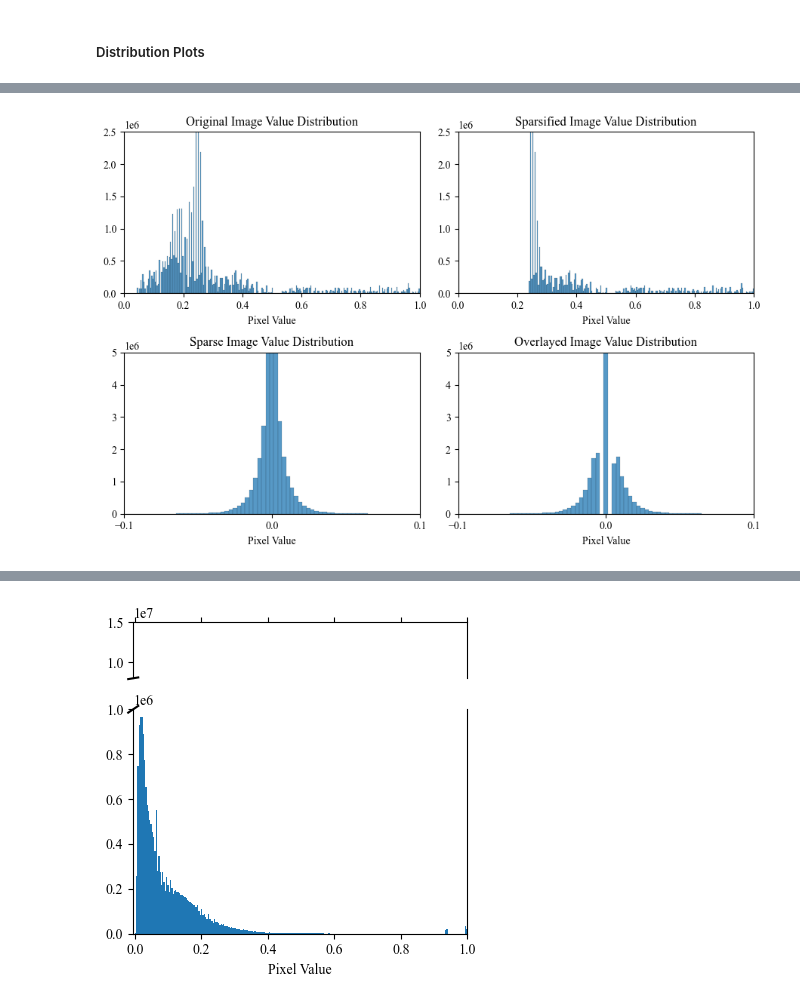
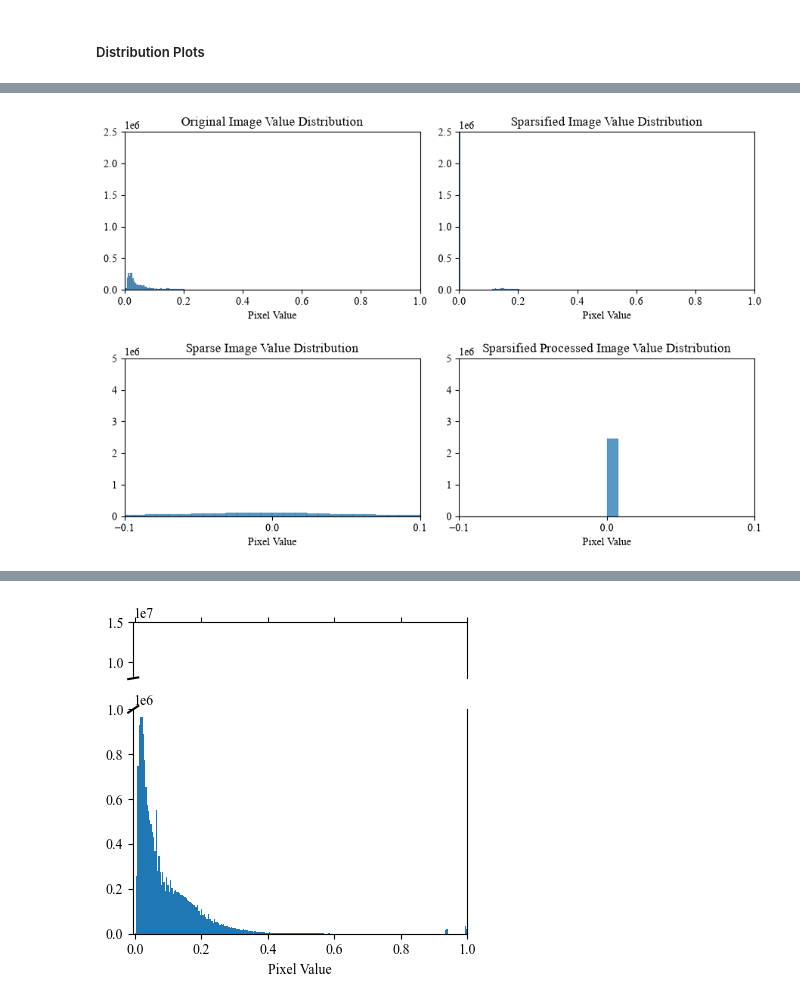
Before and after one commit to LiaNimmermann/Visualization-Notebooks, a Jupyter notebook: Processed-Images/Preprocessing-Visualization-Cleaned.ipynb, the cells around one changed output, grey strips where cells are left out. Cells and saved outputs as stored; diff of their text form; code cells hidden in the pictures.

```diff
--- a/Processed-Images/Preprocessing-Visualization-Cleaned.ipynb
+++ b/Processed-Images/Preprocessing-Visualization-Cleaned.ipynb
@@ -908,9 +911,10 @@ Clipping input data to the valid range for imshow with RGB data ([0..1] for floa
 # %% [markdown]
 ##### Distribution Plots
 # %%
-original_image_path = "C:\\Users\\dekav\\VSC-Code\\Visualization-Notebooks\\Processed-Images\\images\\cityscapes.png"
+original_image_path = "images\sparsity07\overlay_rgb\overlay_rgb_original-RGB.png"
 original = Image.open(original_image_path).convert('RGB')
 original_tensor = transform(original).unsqueeze(0).to(blur_module_rgb.conv_blur.weight.device)
-original_sparse = sparse_module_05(original_tensor)
+original_tensor = original_tensor
+original_sparse = sparse_module_07(original_tensor)
 processed = blur_module_rgb(original_tensor, "original_cityscapes")
 sparse = sparse_module_07(processed)
@@ -916,0 +924,5 @@ sparse = sparse_module_07(processed)
+# %%
+original_tensor = crop_image(original_tensor[0])
+original_sparse = crop_image(original_sparse[0])
+processed = crop_image(processed[0])
+sparse = crop_image(sparse[0])
@@ -922,46 +954,46 @@ plt.figure(figsize=(9, 6))
 
 
 plt.subplot(2, 2, 1)
-sns.histplot(original_tensor[0].cpu().numpy().flatten(), bins=bins)
+sns.histplot(original_tensor.cpu().numpy().flatten(), bins=bins)
 plt.title("Original Image Value Distribution")
 plt.xlim(0, 1)
 plt.ylim(0, 2500000)
 plt.xlabel("Pixel Value")
 plt.ylabel("")
 plt.subplot(2, 2, 2)
-sns.histplot(original_sparse[0].cpu().numpy().flatten(), bins=bins)
+sns.histplot(original_sparse.cpu().numpy().flatten(), bins=bins)
 plt.title("Sparsified Image Value Distribution")
 plt.xlim(0, 1)
 plt.ylim(0, 2500000)
 plt.xlabel("Pixel Value")
 plt.ylabel("")
 plt.subplot(2, 2, 3)
-sns.histplot(processed[0].cpu().numpy().flatten(), bins=bins)
+sns.histplot(processed.cpu().numpy().flatten(), bins=bins)
 plt.title("Sparse Image Value Distribution")
 plt.xlim(-0.1, 0.1)
 plt.ylim(0, 5000000)
 plt.xlabel("Pixel Value")
 plt.ylabel("")
 plt.subplot(2, 2, 4)
-sns.histplot(sparse[0].cpu().numpy().flatten(), bins=bins)
+sns.histplot(sparse.cpu().numpy().flatten(), bins=bins)
 plt.title("Sparsified Processed Image Value Distribution")
 plt.xlim(-0.1, 0.1)
 plt.ylim(0, 5000000)
 plt.xlabel("Pixel Value")
 plt.ylabel("")
 # add spacing between rows so lower subplot titles have room
 plt.subplots_adjust(hspace=0.3)
 # Reduce x-axis tick label density only for the last two subplots (lower row)
 axes = plt.gcf().get_axes()
 # axes order is [ax1, ax2, ax3, ax4] for a 2x2 grid; keep every other tick for ax3 and ax4
 for ax in axes[2:]:
     xt = ax.get_xticks()
     if len(xt) > 1:
         ax.set_xticks(xt[::2])
 plt.tight_layout()
 plt.show()
 # %% [output]
-[figure, old version]
+[figure, new version]
 # %%
 original_tensor = original
 original_sparse = sparse_module_05(original_tensor)
```
Also changed, not shown: parts of 10 cells of this notebook, 7 other files.
